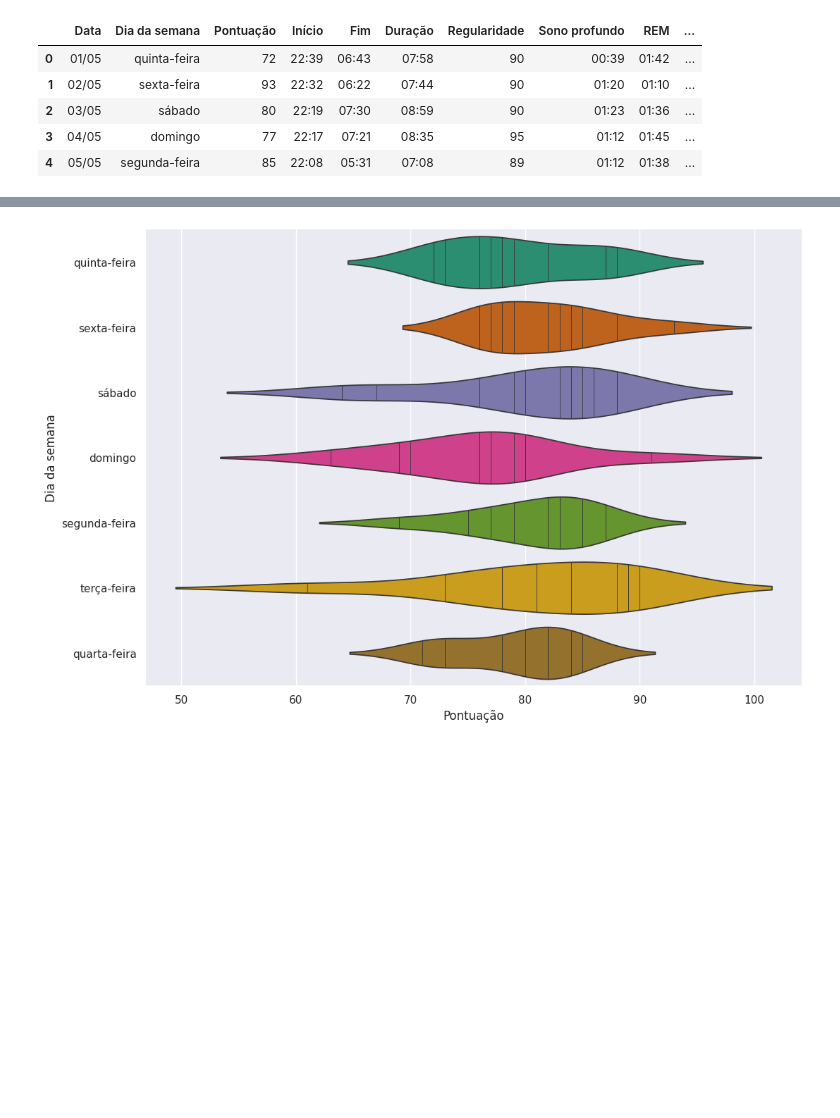
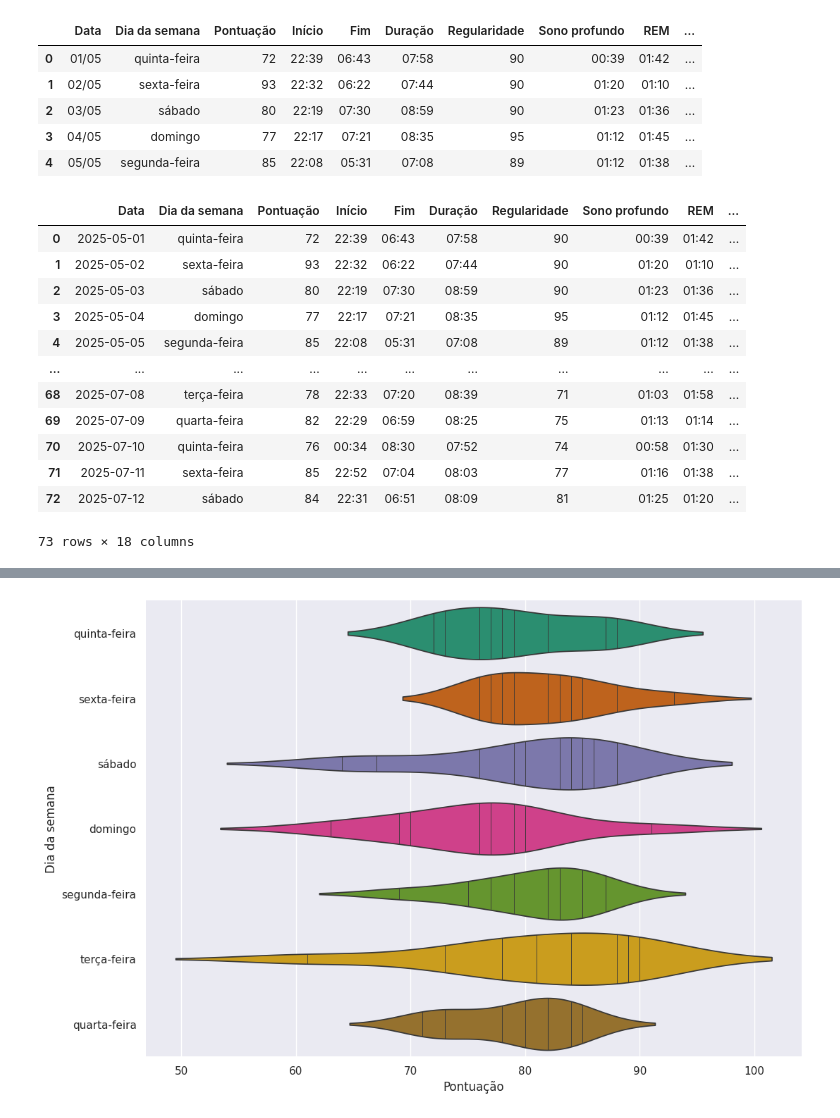
Before and after one commit to kylesonev/sleep_analysis, a Jupyter notebook: notebook/01.ipynb, the cells around one changed output, grey strips where cells are left out. Drawn from its saved outputs; the diff is of its cells as text; code cells hidden in the pictures; blank space fills up the shorter version.

```diff
--- a/notebook/01.ipynb
+++ b/notebook/01.ipynb
@@ -68,2 +73,18 @@ raw_data["Data"] = pd.to_datetime(
+# %%
+raw_data
+# %% [output]
+|  | Data | Dia da semana | Pontuação | Início | Fim | Duração | Regularidade | Sono profundo | REM | ... |
+| 0 | 2025-05-01 | quinta-feira | 72 | 22:39 | 06:43 | 07:58 | 90 | 00:39 | 01:42 | ... |
+| 1 | 2025-05-02 | sexta-feira | 93 | 22:32 | 06:22 | 07:44 | 90 | 01:20 | 01:10 | ... |
+| 2 | 2025-05-03 | sábado | 80 | 22:19 | 07:30 | 08:59 | 90 | 01:23 | 01:36 | ... |
+| 3 | 2025-05-04 | domingo | 77 | 22:17 | 07:21 | 08:35 | 95 | 01:12 | 01:45 | ... |
+| 4 | 2025-05-05 | segunda-feira | 85 | 22:08 | 05:31 | 07:08 | 89 | 01:12 | 01:38 | ... |
+| ... | ... | ... | ... | ... | ... | ... | ... | ... | ... | ... |
+| 68 | 2025-07-08 | terça-feira | 78 | 22:33 | 07:20 | 08:39 | 71 | 01:03 | 01:58 | ... |
+| 69 | 2025-07-09 | quarta-feira | 82 | 22:29 | 06:59 | 08:25 | 75 | 01:13 | 01:14 | ... |
+| 70 | 2025-07-10 | quinta-feira | 76 | 00:34 | 08:30 | 07:52 | 74 | 00:58 | 01:30 | ... |
+| 71 | 2025-07-11 | sexta-feira | 85 | 22:52 | 07:04 | 08:03 | 77 | 01:16 | 01:38 | ... |
+| 72 | 2025-07-12 | sábado | 84 | 22:31 | 06:51 | 08:09 | 81 | 01:25 | 01:20 | ... |
+73 rows × 18 columns
 # %%
 data = raw_data[["Data", "Dia da semana", "Pontuação","Regularidade",
```
Also changed, not shown: parts of 17 cells of this notebook.
